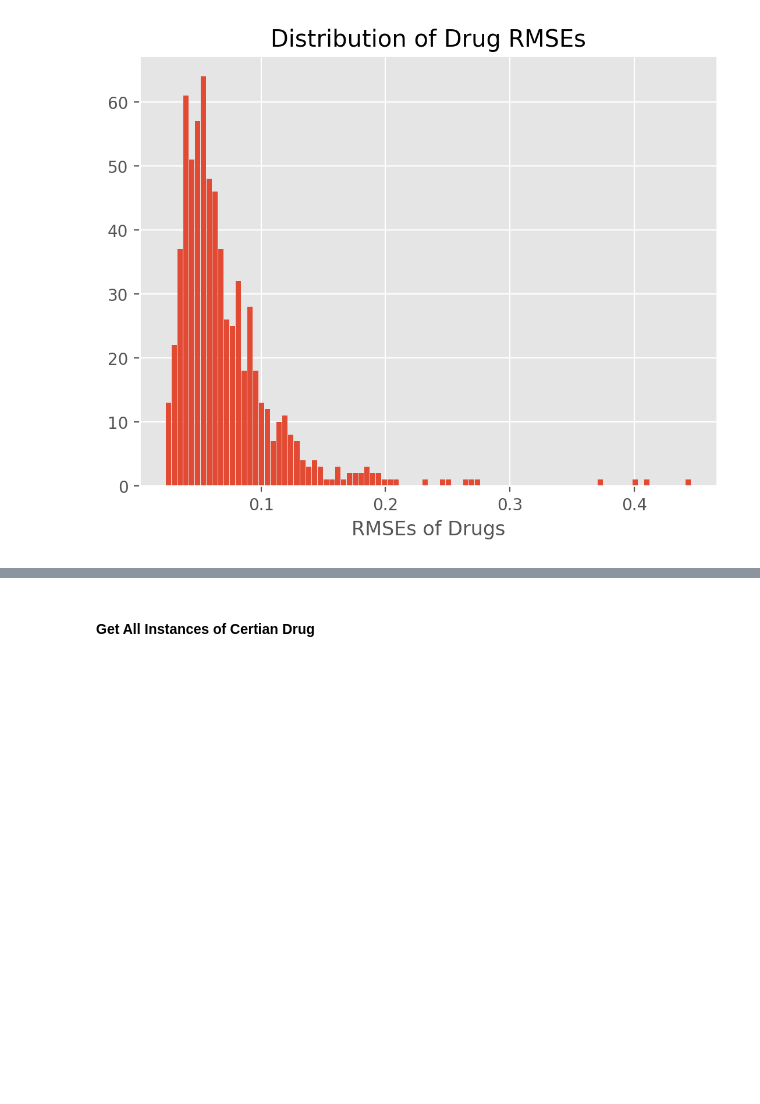
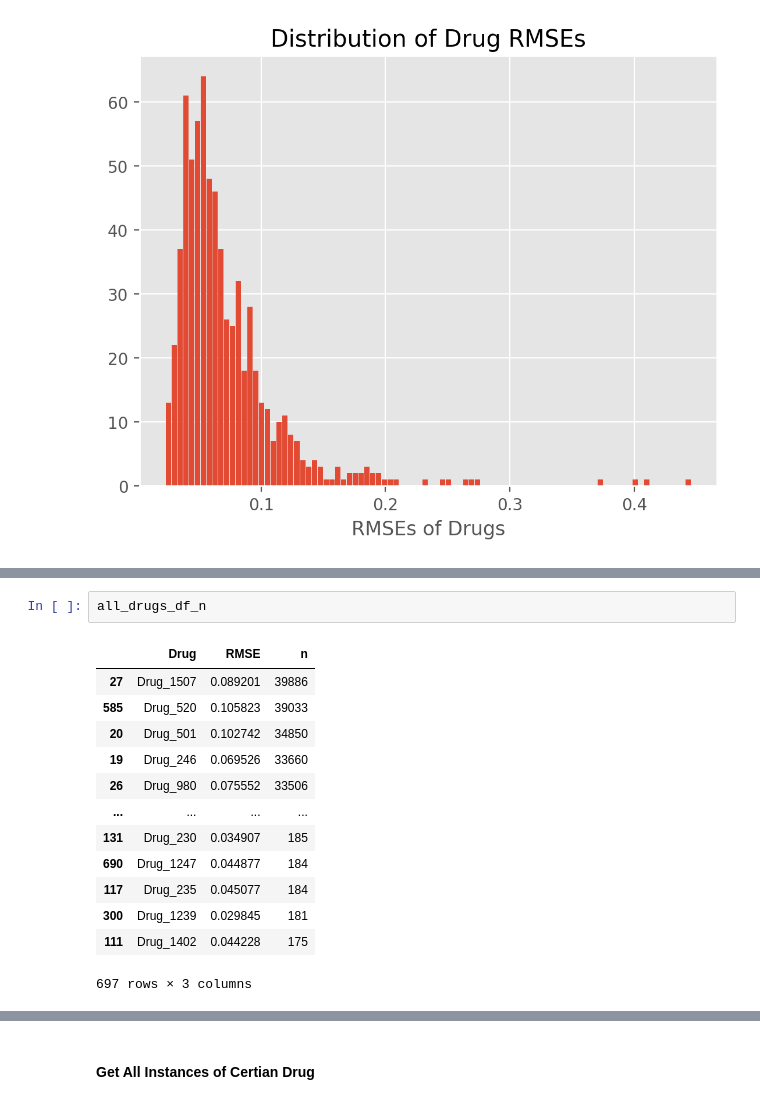
Before and after one commit to jakegwinn/argonne, a Jupyter notebook: data_analysis.ipynb, the cells around one changed output, grey strips where cells are left out. Saved outputs shown, nothing was run; the diff lists cells and outputs as text; blank space fills up the shorter version.

```diff
--- a/data_analysis.ipynb
+++ b/data_analysis.ipynb
@@ -339,3 +356,19 @@ Text(0.5, 1.0, 'Distribution of Drug RMSEs')
+# %%
+all_drugs_df_n
+# %% [output]
+|  | Drug | RMSE | n |
+| 27 | Drug_1507 | 0.089201 | 39886 |
+| 585 | Drug_520 | 0.105823 | 39033 |
+| 20 | Drug_501 | 0.102742 | 34850 |
+| 19 | Drug_246 | 0.069526 | 33660 |
+| 26 | Drug_980 | 0.075552 | 33506 |
+| ... | ... | ... | ... |
+| 131 | Drug_230 | 0.034907 | 185 |
+| 690 | Drug_1247 | 0.044877 | 184 |
+| 117 | Drug_235 | 0.045077 | 184 |
+| 300 | Drug_1239 | 0.029845 | 181 |
+| 111 | Drug_1402 | 0.044228 | 175 |
+697 rows × 3 columns
 # %%
 fig, ax = plt.subplots()
 
```
Also changed, not shown: parts of 5 cells of this notebook, 1 other file.
